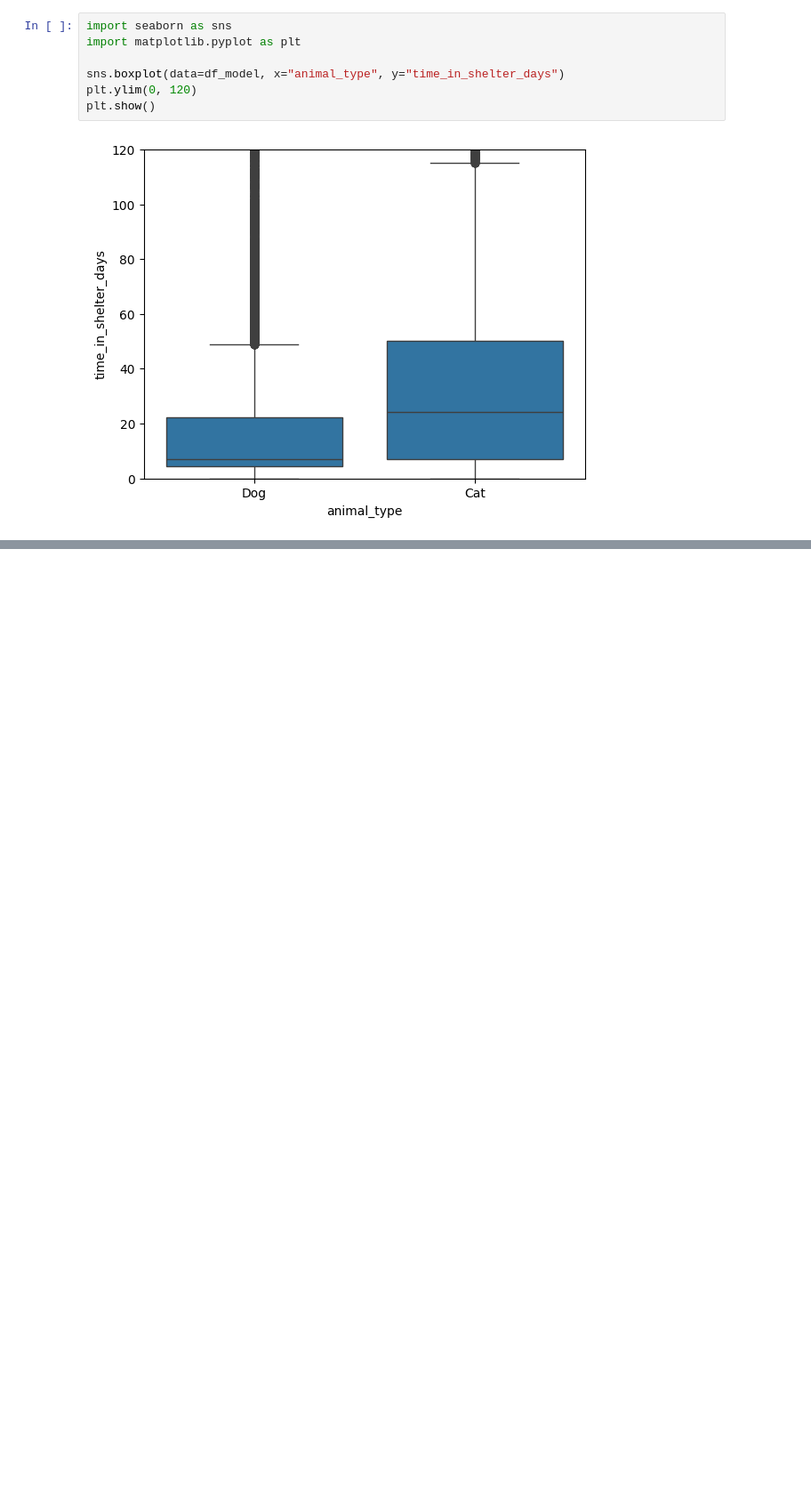
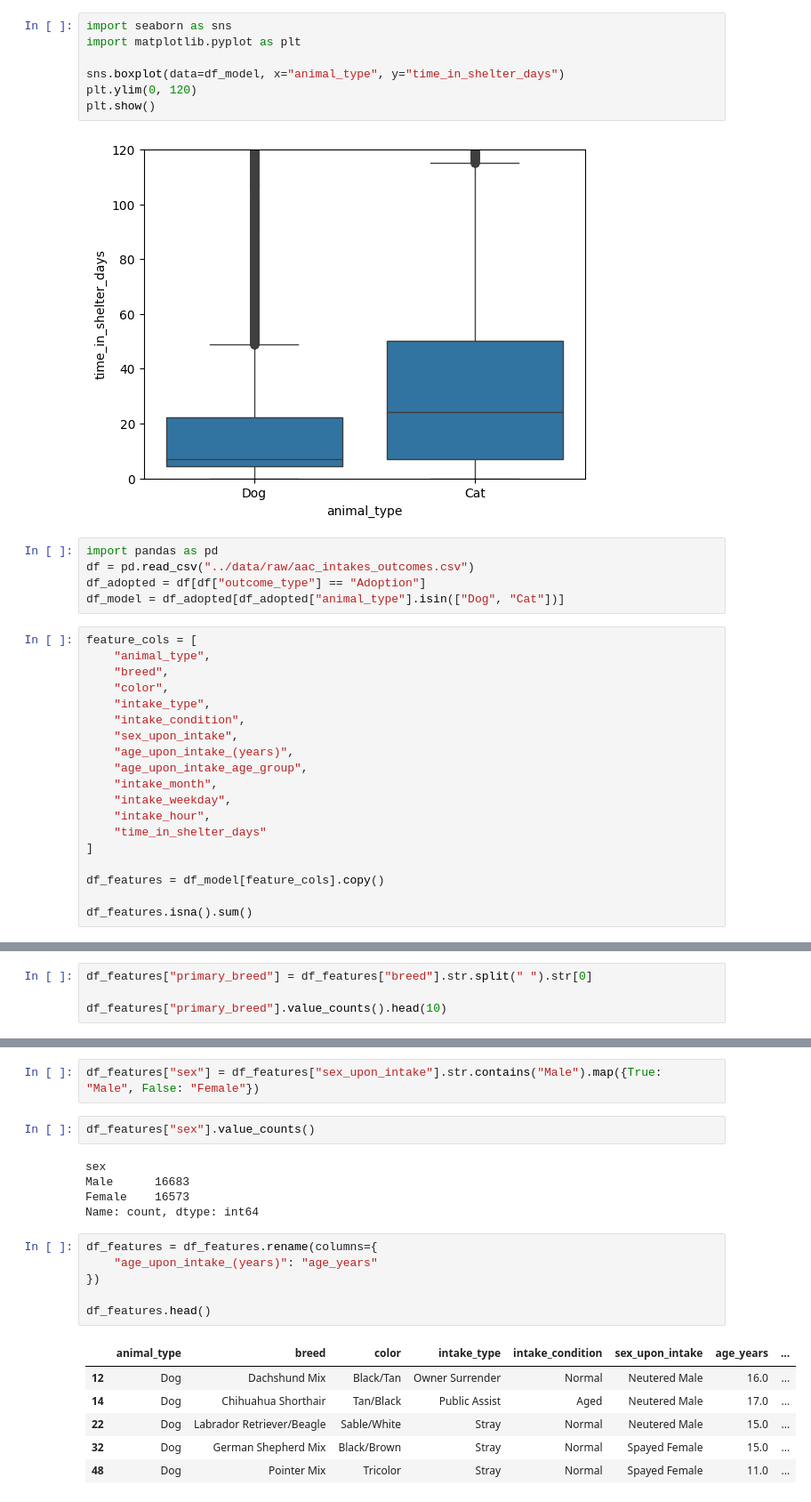
Before and after one commit to mark011062/Austin-Pet-Adoption, a Jupyter notebook: notebooks/01_data_exploration.ipynb, the cells around one changed output, grey strips where cells are left out. Shown at 89% size. Drawn from its saved outputs; the diff is of its cells as text; blank space fills up the shorter version.

```diff
--- a/notebooks/01_data_exploration.ipynb
+++ b/notebooks/01_data_exploration.ipynb
@@ -104,3 +104,27 @@ plt.ylim(0, 120)
 plt.show()
 # %% [output]
 [figure]
+# %%
+import pandas as pd
+df = pd.read_csv("../data/raw/aac_intakes_outcomes.csv")
+df_adopted = df[df["outcome_type"] == "Adoption"]
+df_model = df_adopted[df_adopted["animal_type"].isin(["Dog", "Cat"])]
+# %%
+feature_cols = [
+    "animal_type",
+    "breed",
+    "color",
+    "intake_type",
+    "intake_condition",
+    "sex_upon_intake",
+    "age_upon_intake_(years)",
+    "age_upon_intake_age_group",
+    "intake_month",
+    "intake_weekday",
+    "intake_hour",
+    "time_in_shelter_days"
+]
+
+df_features = df_model[feature_cols].copy()
+
+df_features.isna().sum()
@@ -106,0 +145,4 @@ plt.show()
+# %%
+df_features["primary_breed"] = df_features["breed"].str.split(" ").str[0]
+
+df_features["primary_breed"].value_counts().head(10)
@@ -106,0 +172,22 @@ plt.show()
+# %%
+df_features["sex"] = df_features["sex_upon_intake"].str.contains("Male").map({True: "Male", False: "Female"})
+# %%
+df_features["sex"].value_counts()
+# %% [output]
+sex
+Male      16683
+Female    16573
+Name: count, dtype: int64
+# %%
+df_features = df_features.rename(columns={
+    "age_upon_intake_(years)": "age_years"
+})
+
+df_features.head()
+# %% [output]
+|  | animal_type | breed | color | intake_type | intake_condition | sex_upon_intake | age_years | ... |
+| 12 | Dog | Dachshund Mix | Black/Tan | Owner Surrender | Normal | Neutered Male | 16.0 | ... |
+| 14 | Dog | Chihuahua Shorthair | Tan/Black | Public Assist | Aged | Neutered Male | 17.0 | ... |
+| 22 | Dog | Labrador Retriever/Beagle | Sable/White | Stray | Normal | Neutered Male | 15.0 | ... |
+| 32 | Dog | German Shepherd Mix | Black/Brown | Stray | Normal | Spayed Female | 15.0 | ... |
+| 48 | Dog | Pointer Mix | Tricolor | Stray | Normal | Spayed Female | 11.0 | ... |
```
Also changed, not shown: parts of 10 cells of this notebook, 12 other files.
